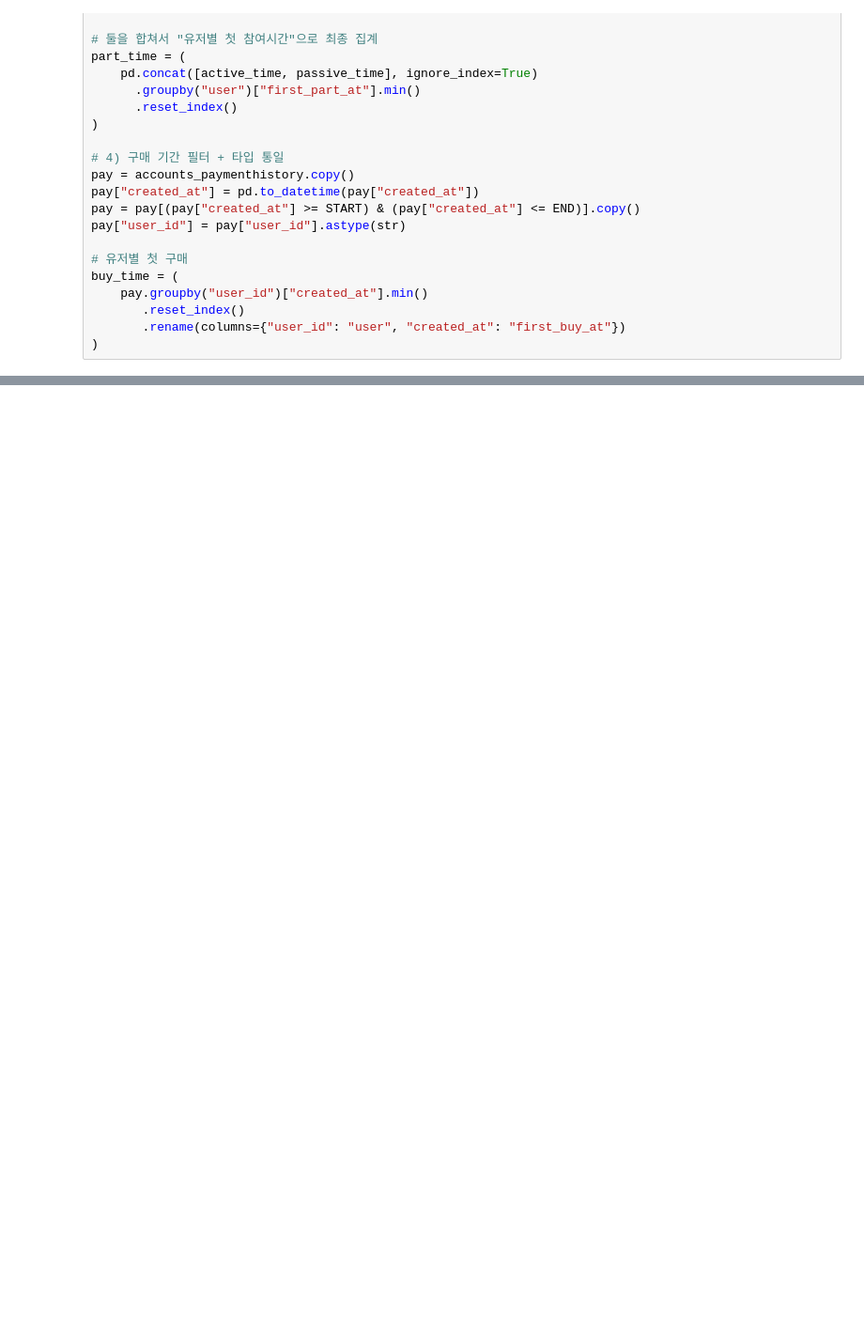
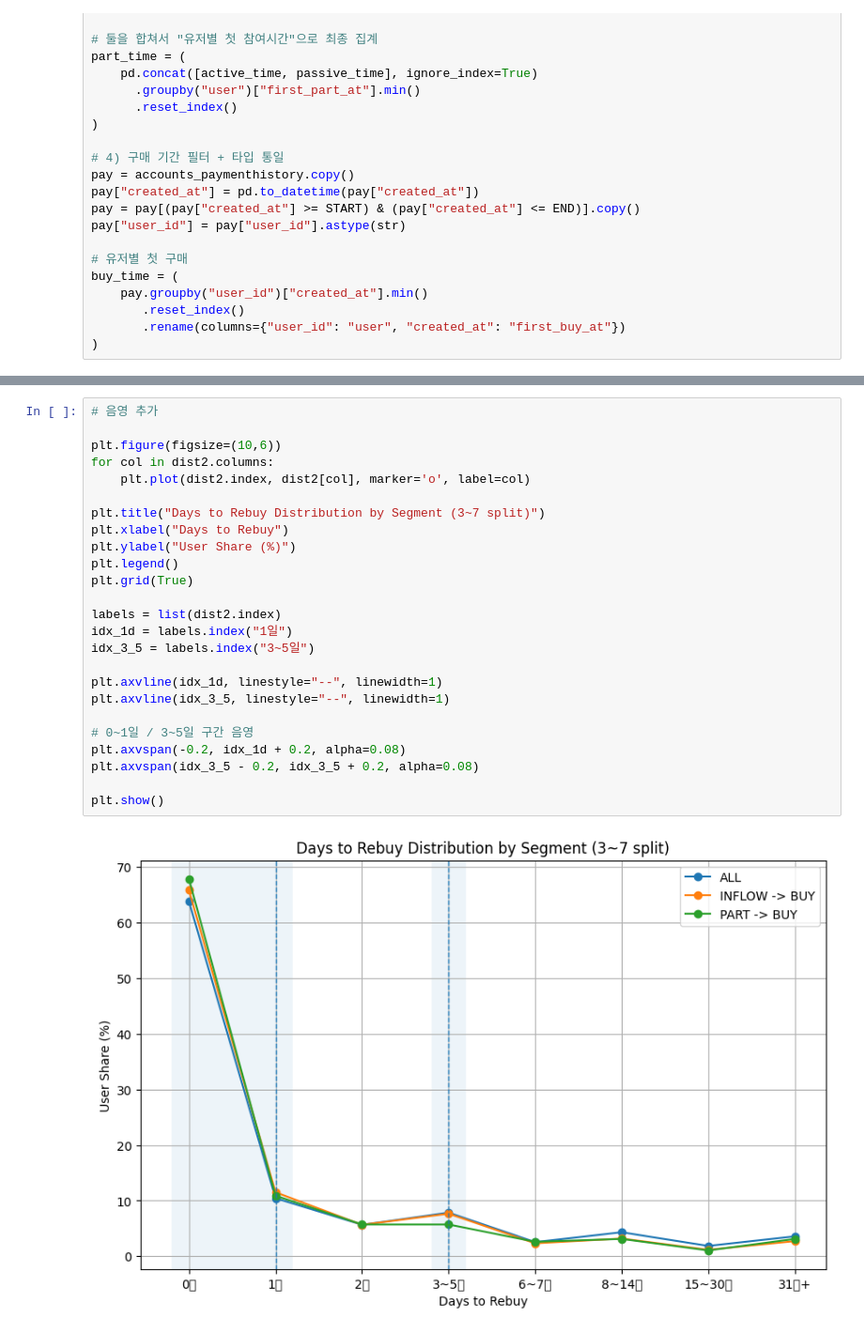
Before and after one commit to EtheriumArchive/Codeit_project, a Jupyter notebook: analysis_kyuri_v7.ipynb, the cells around one changed output, grey strips where cells are left out. Shown at 94% size. Saved outputs shown, nothing was run; the diff lists cells and outputs as text; blank space fills up the shorter version.

```diff
--- a/analysis_kyuri_v7.ipynb
+++ b/analysis_kyuri_v7.ipynb
@@ -814,0 +1477,27 @@ pay["next_gap"].describe()
+# %%
+# 음영 추가
+
+plt.figure(figsize=(10,6))
+for col in dist2.columns:
+    plt.plot(dist2.index, dist2[col], marker='o', label=col)
+
+plt.title("Days to Rebuy Distribution by Segment (3~7 split)")
+plt.xlabel("Days to Rebuy")
+plt.ylabel("User Share (%)")
+plt.legend()
+plt.grid(True)
+
+labels = list(dist2.index)
+idx_1d = labels.index("1일")
+idx_3_5 = labels.index("3~5일")
+
+plt.axvline(idx_1d, linestyle="--", linewidth=1)
+plt.axvline(idx_3_5, linestyle="--", linewidth=1)
+
+# 0~1일 / 3~5일 구간 음영
+plt.axvspan(-0.2, idx_1d + 0.2, alpha=0.08)
+plt.axvspan(idx_3_5 - 0.2, idx_3_5 + 0.2, alpha=0.08)
+
+plt.show()
+# %% [output]
+[figure, added]
```
Also changed, not shown: parts of 60 cells of this notebook.
